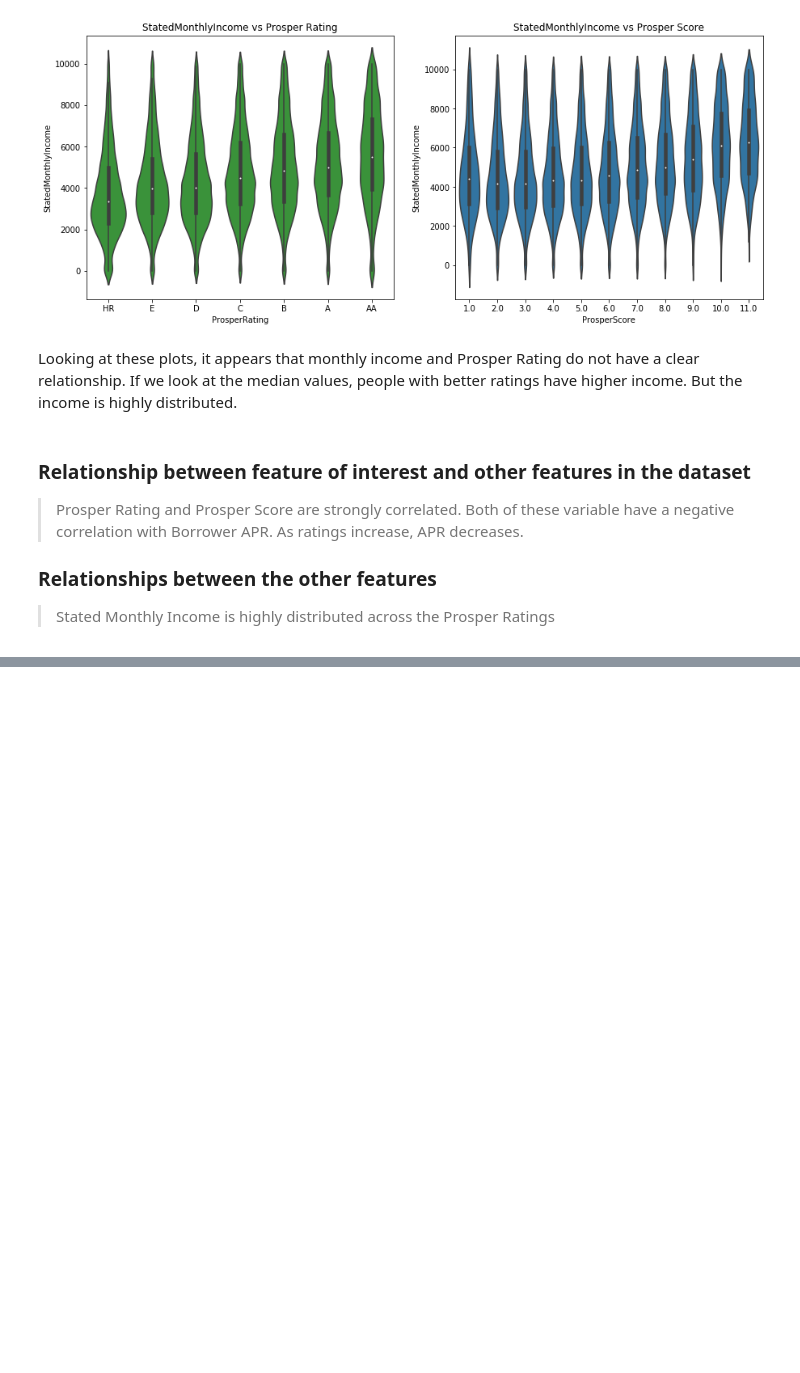
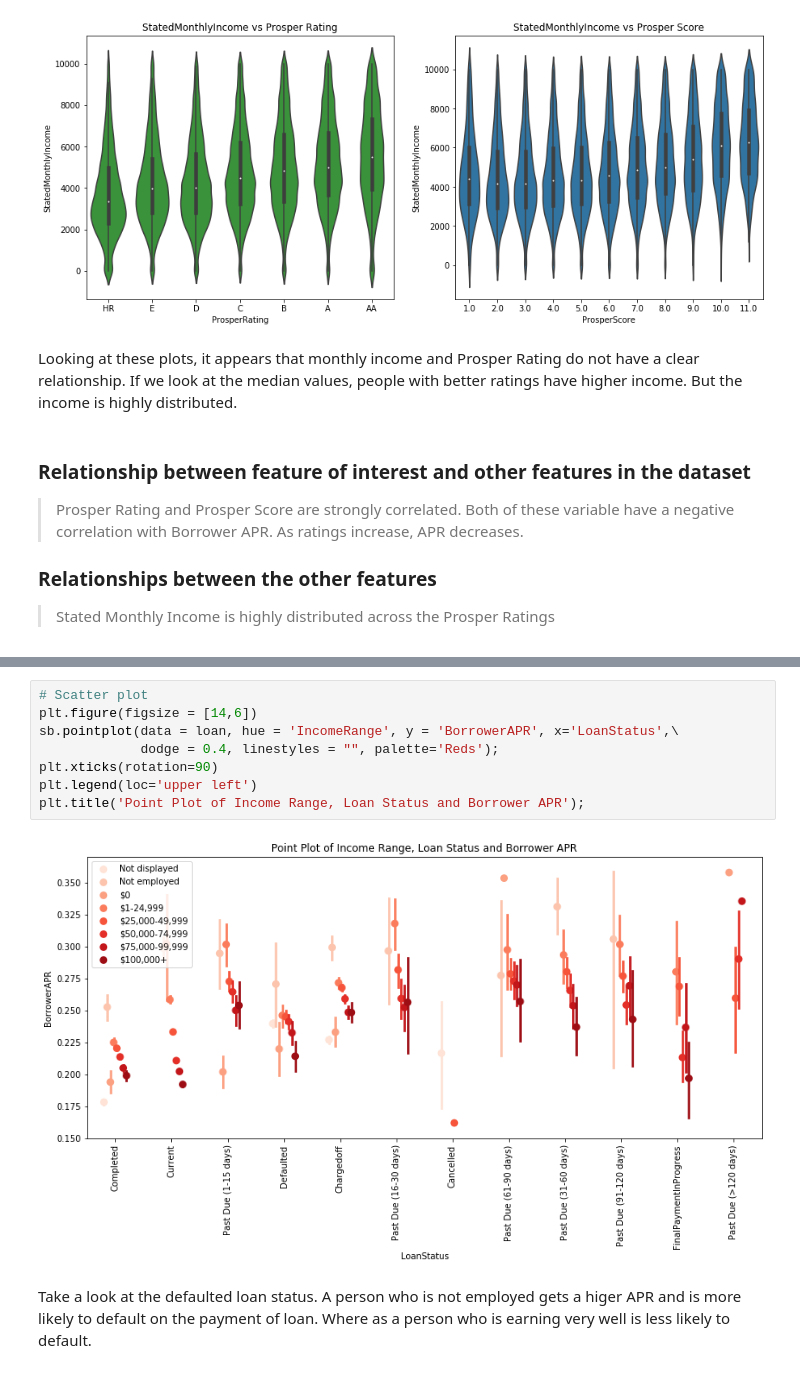
Before and after one commit to Aastha-Arora/prosper-loan-analysis, a Jupyter notebook: prosper_loan_exploration.ipynb, the cells around one changed output, grey strips where cells are left out. Drawn from its saved outputs; the diff is of its cells as text; blank space fills up the shorter version.

```diff
--- a/prosper_loan_exploration.ipynb
+++ b/prosper_loan_exploration.ipynb
@@ -479,0 +519,12 @@ Looking at these plots, it appears that monthly income and Prosper Rating do not
+# %%
+# Scatter plot
+plt.figure(figsize = [14,6])
+sb.pointplot(data = loan, hue = 'IncomeRange', y = 'BorrowerAPR', x='LoanStatus',\
+             dodge = 0.4, linestyles = "", palette='Reds');
+plt.xticks(rotation=90)
+plt.legend(loc='upper left')
+plt.title('Point Plot of Income Range, Loan Status and Borrower APR');
+# %% [output]
+[figure, added]
+# %% [markdown]
+Take a look at the defaulted loan status. A person who is not employed gets a higer APR and is more likely to default on the payment of loan. Where as a person who is earning very well is less likely to default.
```
Also changed, not shown: parts of 6 cells of this notebook, 1 other file.
